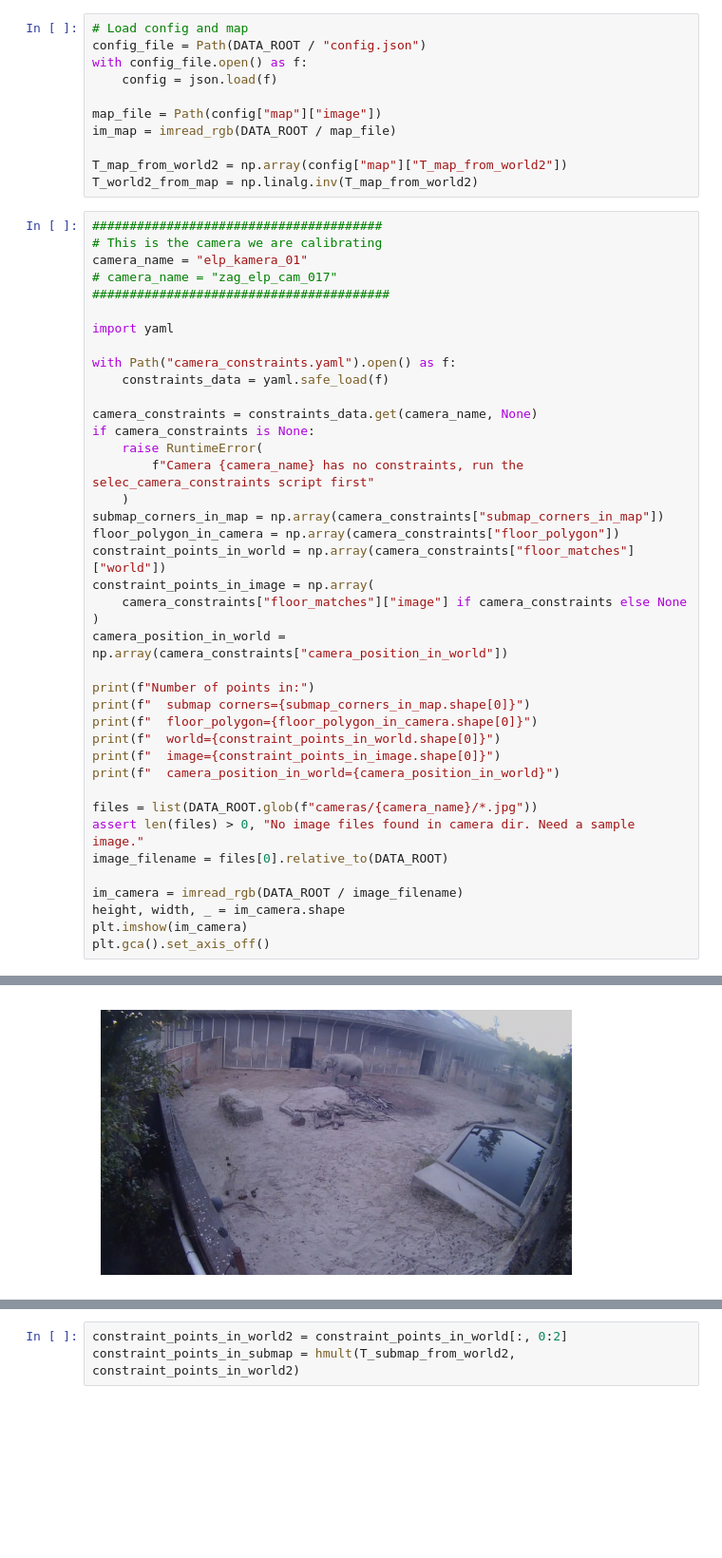
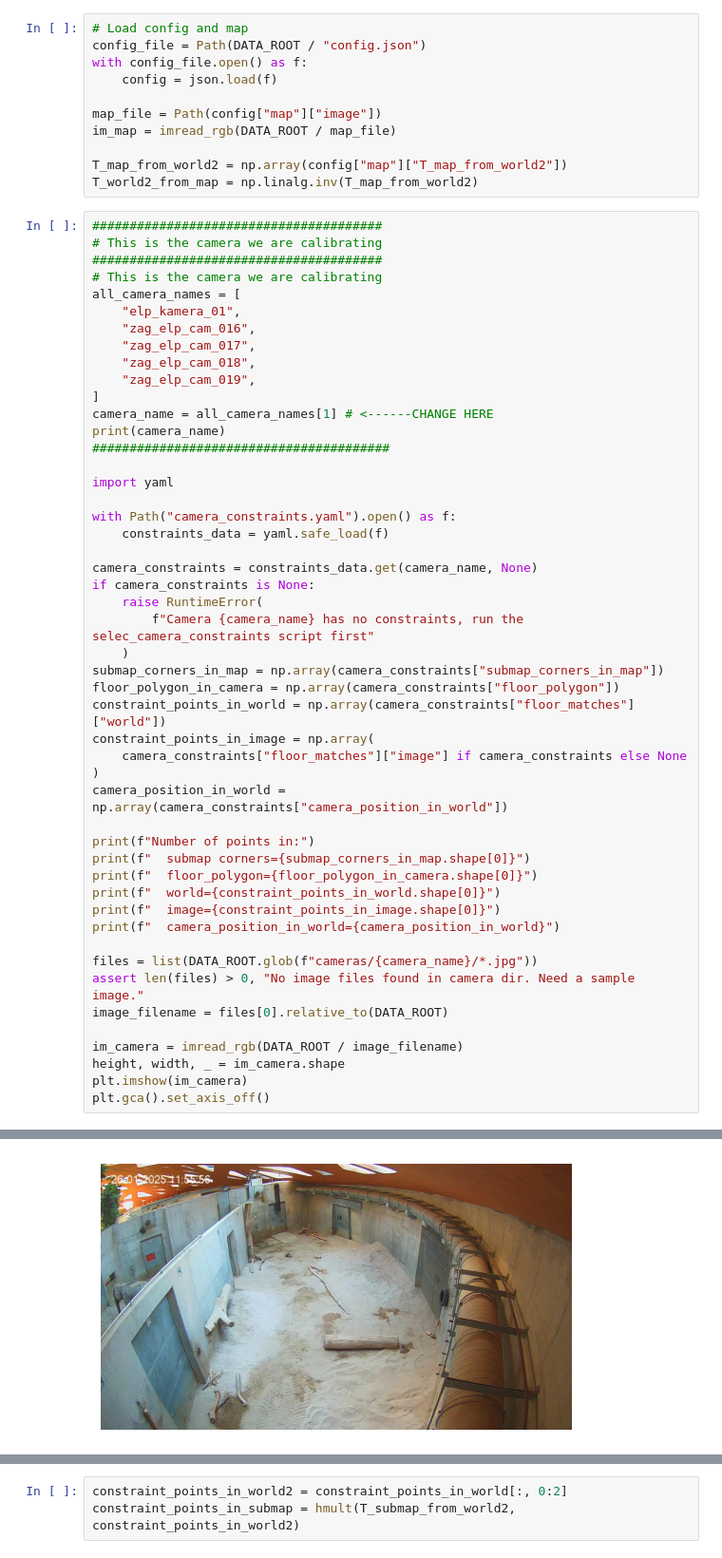
Before and after one commit to plumonito/zoo_vision, a Jupyter notebook: scripts/calibration/camera_calib_2d.ipynb, the cells around one changed output, grey strips where cells are left out. Shown at 95% size. Cells and saved outputs as stored; diff of their text form; blank space fills up the shorter version.

Commit message:
Four cameras running

```diff
--- a/scripts/calibration/camera_calib_2d.ipynb
+++ b/scripts/calibration/camera_calib_2d.ipynb
@@ -35,8 +35,17 @@ T_world2_from_map = np.linalg.inv(T_map_from_world2)
 # %%
 #######################################
 # This is the camera we are calibrating
-camera_name = "elp_kamera_01"
-# camera_name = "zag_elp_cam_017"
+#######################################
+# This is the camera we are calibrating
+all_camera_names = [
+    "elp_kamera_01",
+    "zag_elp_cam_016",
+    "zag_elp_cam_017",
+    "zag_elp_cam_018",
+    "zag_elp_cam_019",
+]
+camera_name = all_camera_names[1] # <------CHANGE HERE
+print(camera_name)
 ########################################
 
 import yaml
@@ -82,4 +92,4 @@ Number of points in:
-[figure, old version]
+[figure, new version]
 # %%
 ######################################
 # Show submap
```
Also changed, not shown: parts of 6 cells of this notebook, 5 other files.
